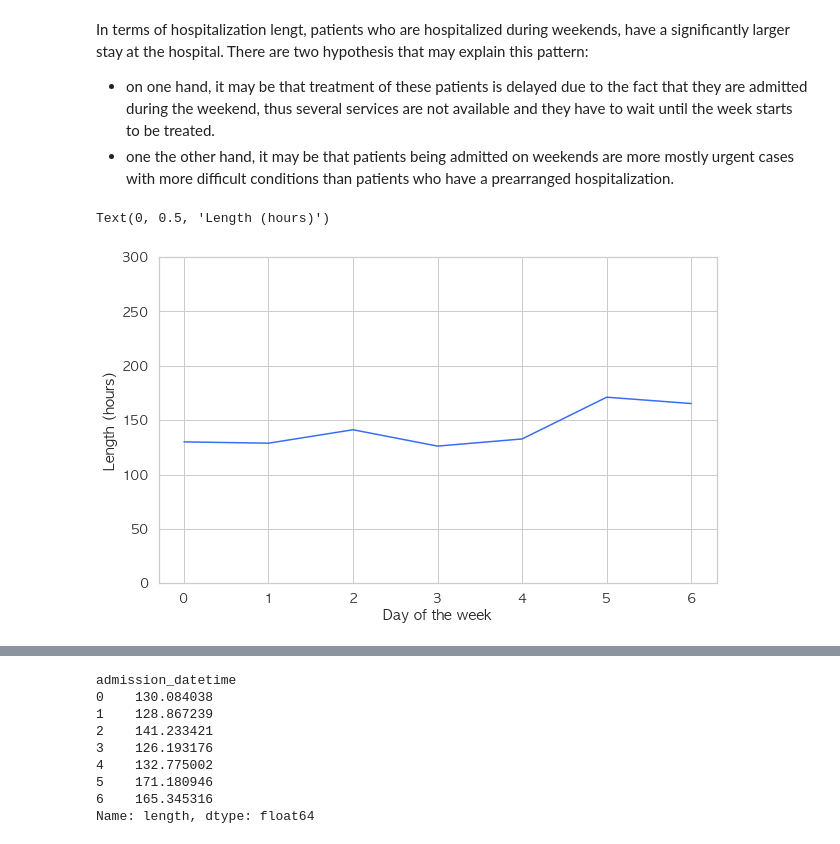
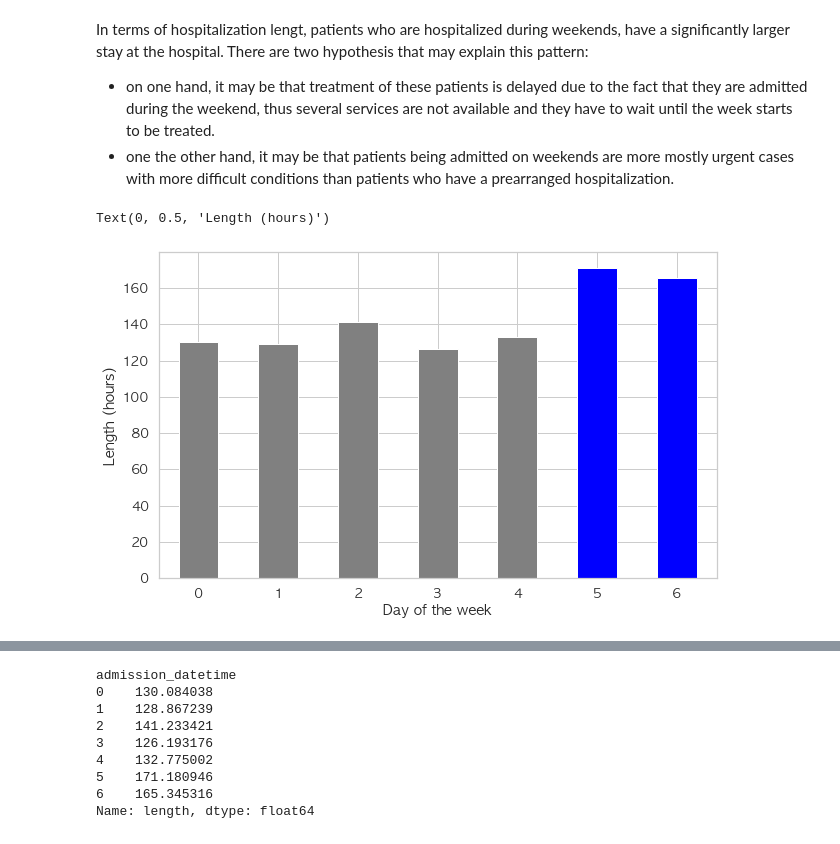
Before and after one commit to josedallavia/A-Machine-Learning-Approach-for-Optimization-of-Hospital-Bed-Utilization, a Jupyter notebook: exploration/Exploratory.ipynb, the cells around one changed output, grey strips where cells are left out. Cells and saved outputs as stored; diff of their text form; code cells hidden in the pictures.

```diff
--- a/exploration/Exploratory.ipynb
+++ b/exploration/Exploratory.ipynb
@@ -197,7 +197,7 @@ Patients are identified by patient id. During his clinic history a patient can h
 # %% [markdown]
 ##### Sample view of the dataset
 # %%
-#hospitalizations = db['hospitalizations']
-hospitalizations = load_parquet('data/parquet_data','admissions')
+hospitalizations = db['admissions']
+#hospitalizations = load_parquet('data/parquet_data','admissions')
 hospitalizations.head()
 # %% [output]
@@ -492,12 +482,14 @@ In terms of hospitalization lengt, patients who are hospitalized during weekends
 * on one hand, it may be that treatment of these patients is delayed due to the fact that they are admitted during the weekend, thus several services are not available and they have to wait until the week starts to be treated.
 * one the other hand, it may be that patients being admitted on weekends are more mostly urgent cases with more difficult conditions than patients who have a prearranged hospitalization.
 # %%
+sns.set(style="whitegrid",font_scale=1.2,font='AppleGothic', palette="rainbow")
 plt.figure(figsize=(10,6))
 ax = hospitalizations.groupby(
-    hospitalizations['admission_datetime'].dt.weekday).mean()['length'].plot(
-    ylim=(0,300))
+    hospitalizations['admission_datetime'].dt.weekday).mean()['length'].plot.bar(
+    color=['grey','grey','grey','grey','grey','blue','blue'])
 ax.set_xlabel('Day of the week')
+ax.set_xticklabels(ax.get_xticklabels(), rotation=0)
 ax.set_ylabel('Length (hours)')
 # %% [output]
 Text(0, 0.5, 'Length (hours)')
-[figure, old version]
+[figure, new version]
```
Also changed, not shown: parts of 13 cells of this notebook, 1 other file.
